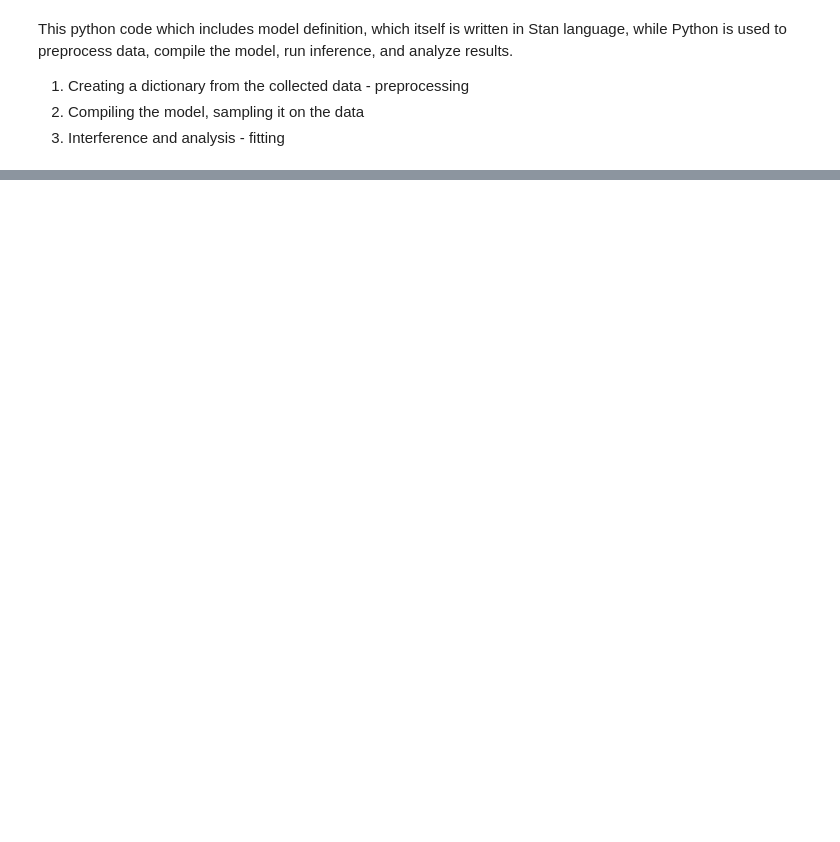
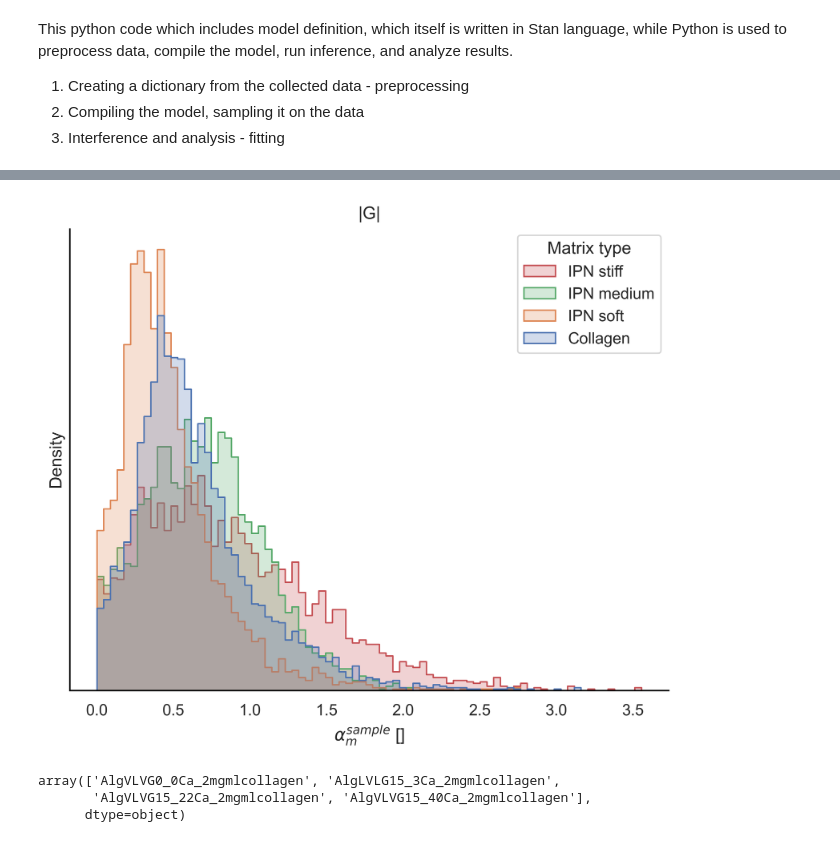
Before and after one commit to ArttuD/InstruProject, a Jupyter notebook: microrheology/microrheology_manager.ipynb, the cells around one changed output, grey strips where cells are left out. Saved outputs shown, nothing was run; the diff lists cells and outputs as text; code cells hidden in the pictures; blank space fills up the shorter version.

```diff
--- a/microrheology/microrheology_manager.ipynb
+++ b/microrheology/microrheology_manager.ipynb
@@ -272,5 +592,3 @@ def preprocessing(model_name, diagnose = False):
     az_out[measurement] = az_data
 
     return out,az_out
-# %%
-hh,az_out = preprocessing("model_Linda", False)
@@ -298,0 +670,52 @@ Syntax error in 'C:\Users\srboval1\InstruProject\microrheology\models\model_Lind
+# %%
+sns.set_theme(rc={"axes.facecolor": (0, 0, 0, 0),"legend.facecolor":(0, 0, 0, 1),'axes.grid':True})
+
+def plot_sample_variation(name,ax, hh):
+
+    sample_variations = hh["G_abs"].filter(regex='^sigma_holder')
+    sample_variations.columns = ['IPN stiff', 'IPN medium' ,'IPN soft','Collagen' ]
+    # same color,material pairs as in the heterogeneity plot
+    sample_variations = sample_variations.iloc[:,[0,1,2,3]]
+    sample_variations_melt = sample_variations.melt()
+
+    sns.histplot(data=sample_variations_melt,x='value',hue='variable',ax=ax,
+                 element="step",stat='density',discrete=False)
+
+    #ax.set_xlim([0,1.4])
+    ax.set_yticks([])
+    ax.spines['bottom'].set_linewidth(1)
+    ax.spines['bottom'].set_color('black')
+    ax.spines['left'].set_linewidth(1)
+    ax.spines['left'].set_color('black')
+    ax.set_xlabel(r'$\alpha^{sample}_m$ []')
+
+
+
+fig,ax = plt.subplots(1,1,figsize=(7.5,8.75/1.5),dpi=500)
+
+sns.set_theme(rc={"axes.facecolor": (0, 0, 0, 0),"legend.facecolor":(0, 0, 0, 1),'axes.grid':True})
+
+plot_sample_variation('G_abs', ax, out)
+
+labs = ['IPN stiff', 'IPN medium' ,'IPN soft','Collagen' ]
+
+legend = ax.legend(title='Matrix type', loc='upper right',
+             labels=labs,
+             facecolor='white')
+
+#ax[1].set_ylabel('')
+#ax.get_legend().remove()
+ax.set_title('|G|')
+#ax.set_title(r'$\phi$')
+
+f_s = 20
+#ax.text(-0.04, 1.15, 'A', transform=ax.transAxes,fontsize=f_s, fontweight='bold', va='top', ha='right')
+#ax.text(-0.04, 1.15, 'B', transform=ax.transAxes,fontsize=f_s, fontweight='bold', va='top', ha='right')
+# %% [output]
+[figure, added]
+# %%
+data_all.type.unique()
+# %% [output]
+array(['AlgVLVG0_0Ca_2mgmlcollagen', 'AlgLVLG15_3Ca_2mgmlcollagen',
+       'AlgVLVG15_22Ca_2mgmlcollagen', 'AlgVLVG15_40Ca_2mgmlcollagen'],
+      dtype=object)
```
Also changed, not shown: parts of 18 cells of this notebook, 1 other file.
